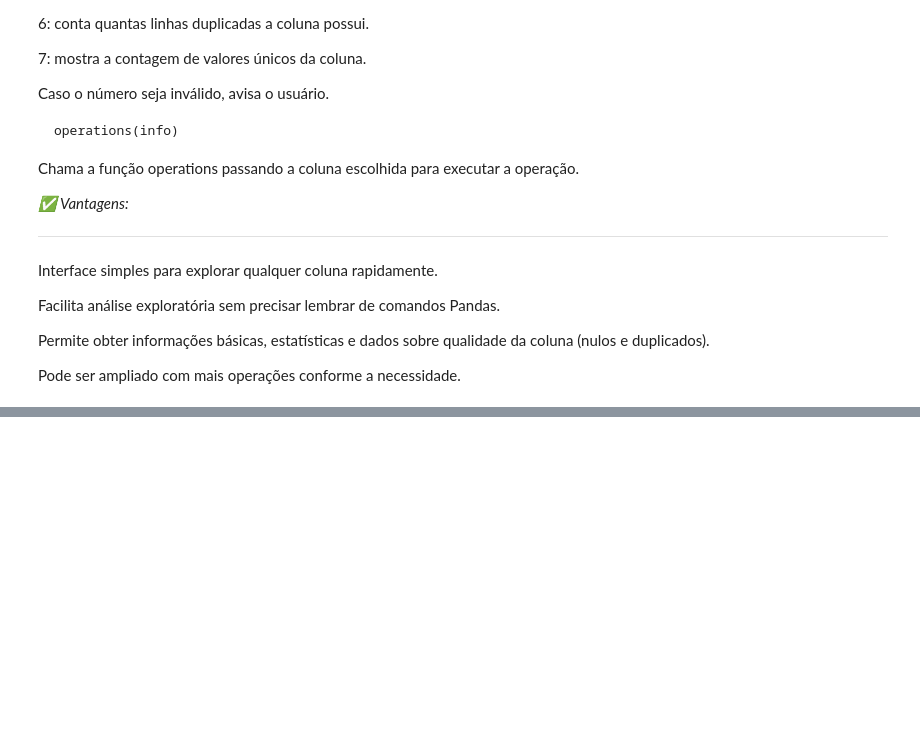
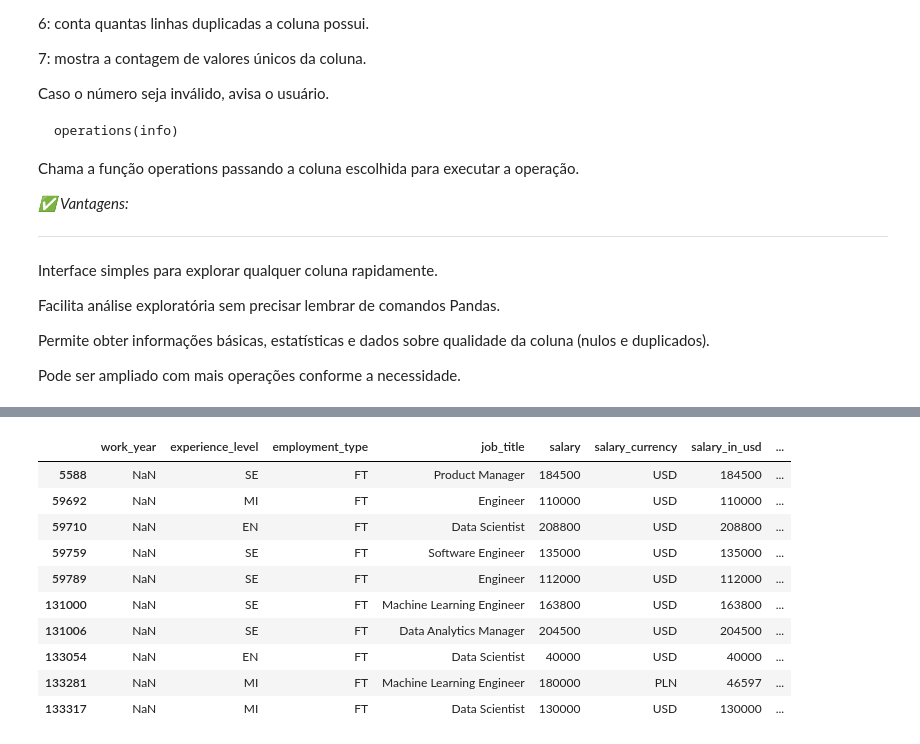
Before and after one commit to Gabriel-Amorim-dev/Alura, a Jupyter notebook: Aula1_DataScience.ipynb, the cells around one changed output, grey strips where cells are left out. Saved outputs shown, nothing was run; the diff lists cells and outputs as text; code cells hidden in the pictures; blank space fills up the shorter version.

```diff
--- a/Aula1_DataScience.ipynb
+++ b/Aula1_DataScience.ipynb
@@ -697,0 +969,14 @@ Informações Disponíveis:
+# %%
+df[df.isnull().any(axis=1)]
+# %% [output]
+|  | work_year | experience_level | employment_type | job_title | salary | salary_currency | salary_in_usd | ... |
+| 5588 | NaN | SE | FT | Product Manager | 184500 | USD | 184500 | ... |
+| 59692 | NaN | MI | FT | Engineer | 110000 | USD | 110000 | ... |
+| 59710 | NaN | EN | FT | Data Scientist | 208800 | USD | 208800 | ... |
+| 59759 | NaN | SE | FT | Software Engineer | 135000 | USD | 135000 | ... |
+| 59789 | NaN | SE | FT | Engineer | 112000 | USD | 112000 | ... |
+| 131000 | NaN | SE | FT | Machine Learning Engineer | 163800 | USD | 163800 | ... |
+| 131006 | NaN | SE | FT | Data Analytics Manager | 204500 | USD | 204500 | ... |
+| 133054 | NaN | EN | FT | Data Scientist | 40000 | USD | 40000 | ... |
+| 133281 | NaN | MI | FT | Machine Learning Engineer | 180000 | PLN | 46597 | ... |
+| 133317 | NaN | MI | FT | Data Scientist | 130000 | USD | 130000 | ... |
```
Also changed, not shown: parts of 28 cells of this notebook.
